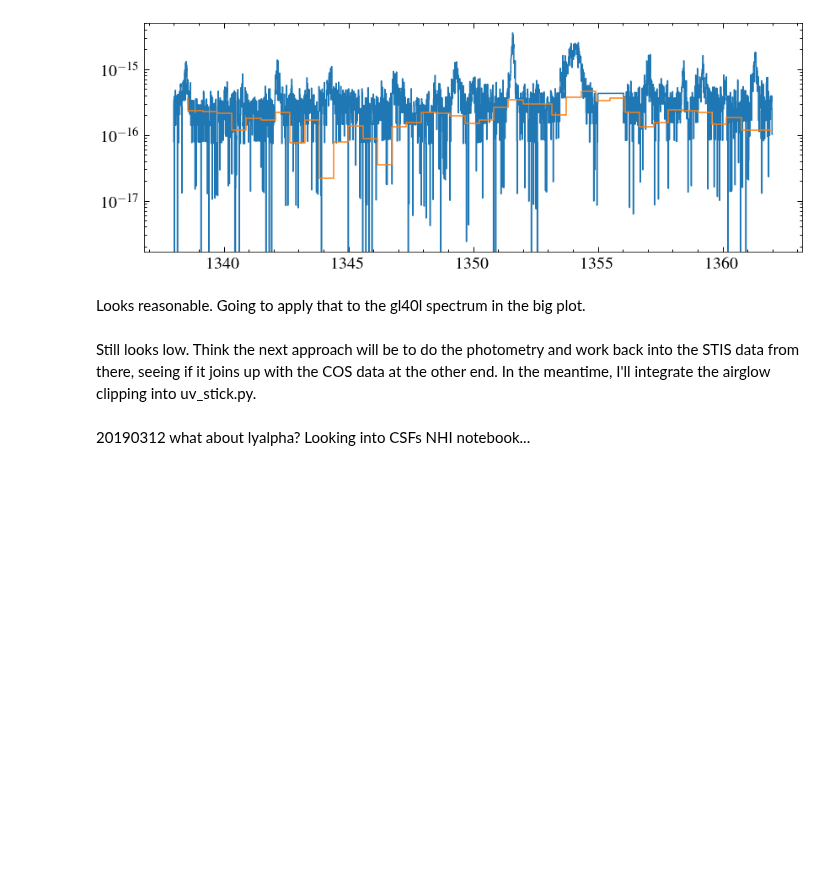
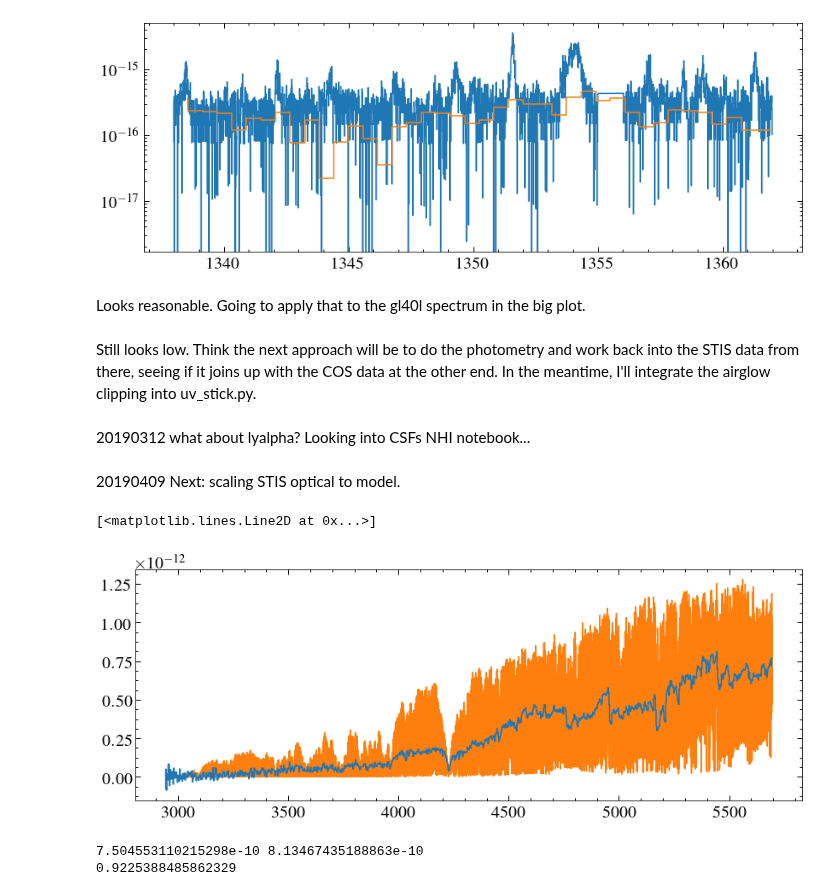
Before and after one commit to davidjwilson/SEDs, a Jupyter notebook: gj_674/combined/combined_sed_rough.ipynb, the cells around one changed output. Drawn from its saved outputs; the diff is of its cells as text; code cells hidden in the pictures; blank space fills up the shorter version.

Commit message:
scaled STIS optical to model

```diff
--- a/gj_674/combined/combined_sed_rough.ipynb
+++ b/gj_674/combined/combined_sed_rough.ipynb
@@ -286,3 +286,33 @@ Looks reasonable. Going to apply that to the  gl40l spectrum in the big plot.
 Still looks low. Think the next approach will be to do the photometry and work back into the STIS data from there, seeing if it joins up with the COS data at the other end. In the meantime, I'll integrate the airglow clipping into uv_stick.py.
 # %% [markdown]
 20190312 what about lyalpha? Looking into CSFs NHI notebook...
+# %% [markdown]
+20190409 Next: scaling STIS optical to model.
+# %%
+#G430L nb normalise to photometry, PHOENIX
+ccd = '../STIS/odlm21010_sx1.fits'
+data = fits.getdata(ccd)[0]
+clip_start, clip_end = 20,-1 #don't need to clip the start any more
+#mask = data['FLUX'][clipLst:clip_end] > 0
+#mask = data['WAVELENGTH'][clip_start:clip_end]>g230L_end
+plt.step(data['WAVELENGTH'][clip_start:clip_end], data['FLUX'][clip_start:clip_end])
+w_start, w_end = data['WAVELENGTH'][clip_start:clip_end][0], data['WAVELENGTH'][clip_start:clip_end][-1]
+sw, sf = data['WAVELENGTH'][clip_start:clip_end], data['FLUX'][clip_start:clip_end]
+
+#Phoenix
+data = Table.read('../photometry/scaled_03400-4.50-0.0_phoenix_gj674.ecsv')
+mask = (data['WAVELENGTH'] > w_start) & (data['WAVELENGTH'] < w_end)
+mw, mf = data['WAVELENGTH'][mask], data['FLUX'][mask]
+#mw, mf = data['WAVELENGTH'], data['FLUX']
+plt.step(mw, mf, zorder=-10)
+# %% [output]
+[<matplotlib.lines.Line2D at 0x...>]
+[figure, added]
+# %%
+stis_int = np.trapz(sf, sw)
+p_int = np.trapz(mf, mw)
+print(stis_int, p_int)
+print(stis_int/p_int)
+# %% [output]
+7.504553110215298e-10 8.13467435188863e-10
+0.9225388485862329
```
Also changed, not shown: parts of 8 cells of this notebook, 4 other files.
